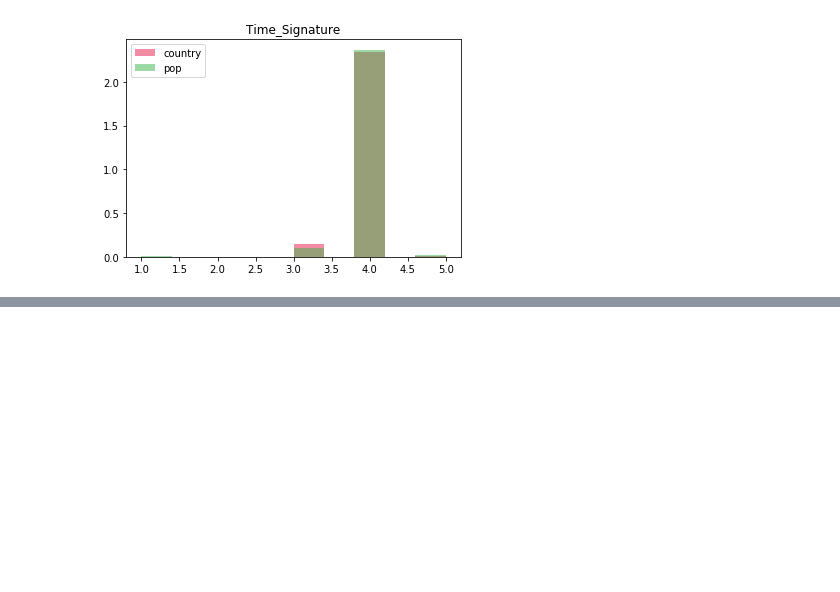
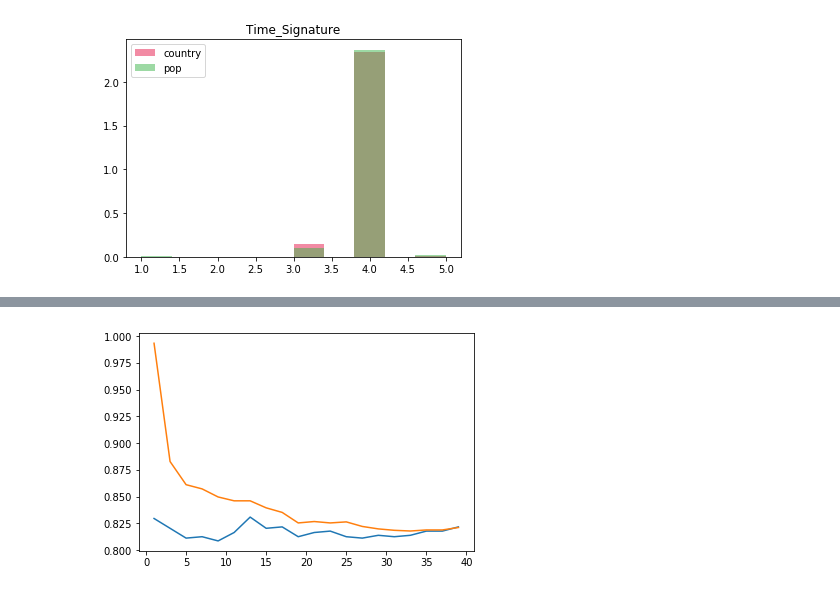
Before and after one commit to ml-project-group-8/music-genre-predictor, a Jupyter notebook: Visualization.ipynb, the cells around one changed output, grey strips where cells are left out. Cells and saved outputs as stored; diff of their text form; code cells hidden in the pictures; blank space fills up the shorter version.

```diff
--- a/Visualization.ipynb
+++ b/Visualization.ipynb
@@ -121,9 +132,2 @@ from sklearn.metrics import classification_report
 # %%
 X_train, X_test, y_train, y_test = train_test_split(scaled_X,y, test_size=.2)
-# %%
-means = []
-ks = list(range(2,40))
-for k in ks:
-    km = KMeans(n_clusters=k)
-    km.fit(X_train)
-    means.append(km.inertia_)
@@ -167,0 +149,19 @@ weighted avg       0.82      0.83      0.82       763
+# %%
+ns = []
+test_scores = []
+train_scores = []
+for n in range(1,40,2):
+    classifier = KNeighborsClassifier(n_neighbors=n)
+    classifier.fit(X_train, y_train)
+    y_pred = classifier.predict(X_test)
+    training = classifier.score(X_train, y_train)
+    testing  = classifier.score(X_test,  y_test)
+
+    ns.append(n)
+    test_scores.append(testing)
+    train_scores.append(training)
+plt.plot(ns,test_scores)
+plt.plot(ns, train_scores)
+plt.show()
+# %% [output]
+[figure, added]
```
Also changed, not shown: parts of 11 cells of this notebook, 1 other file.
